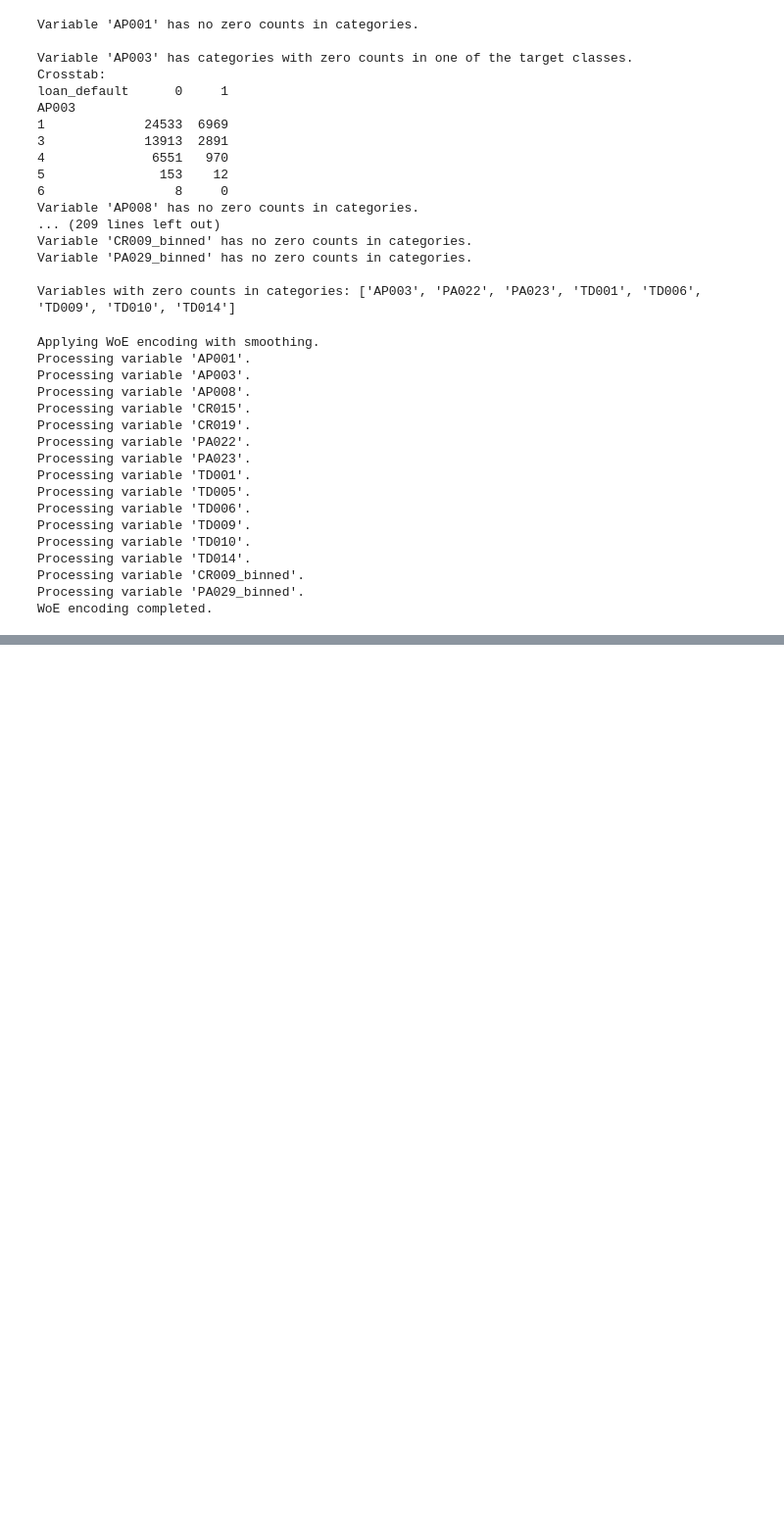
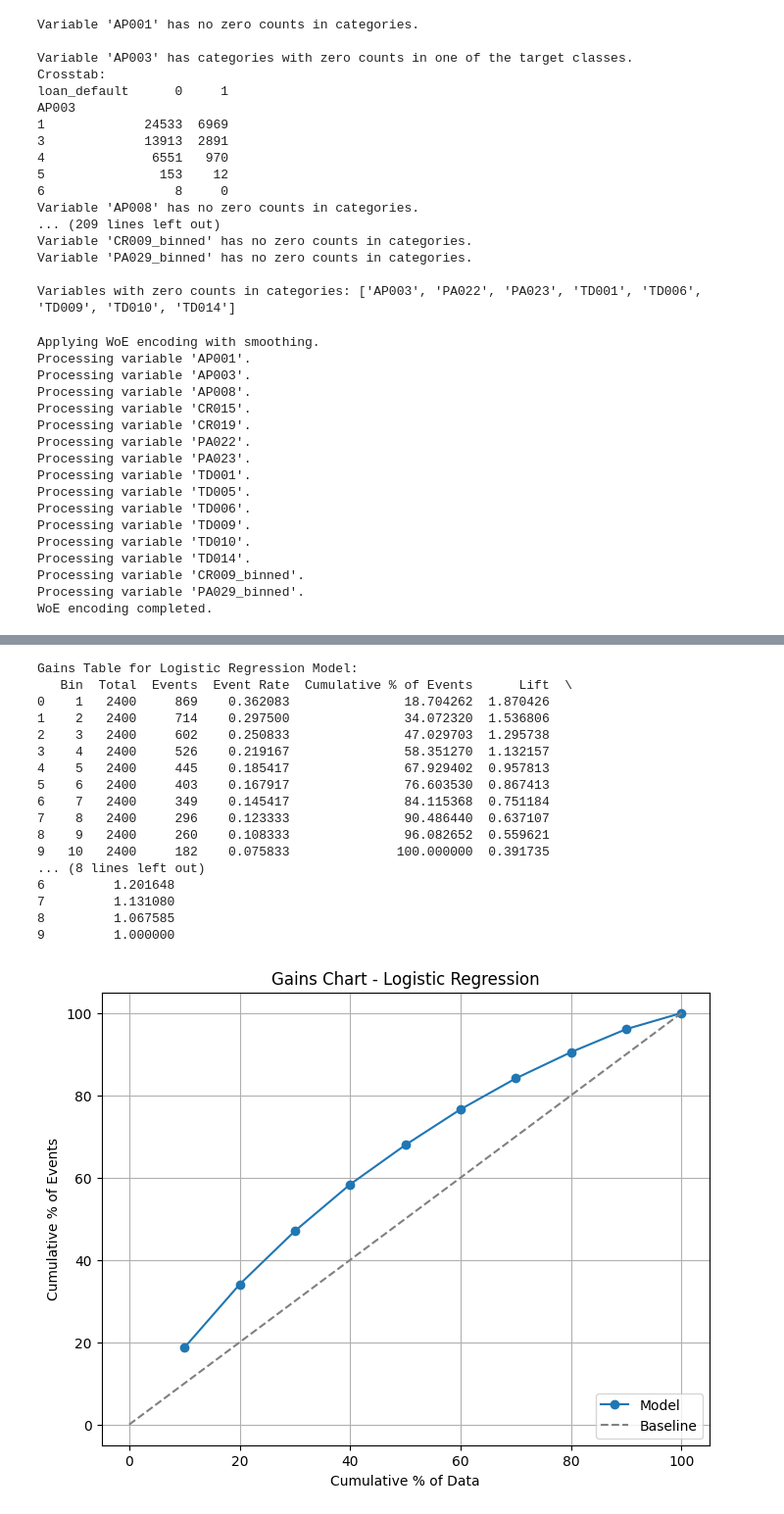
Before and after one commit to haorany999/HW3, a Jupyter notebook: 5420_hw3.ipynb, the cells around one changed output, grey strips where cells are left out. Shown: that part at 98% size. Saved outputs shown, nothing was run; the diff lists cells and outputs as text; code cells hidden in the pictures; blank space fills up the shorter version.

Commit message:
add gains table

```diff
--- a/5420_hw3.ipynb
+++ b/5420_hw3.ipynb
@@ -449,0 +570,56 @@ plt.show()
+# %%
+# Function to plot gains chart
+def plot_gains_chart(gains_table, model_name='Model'):
+    plt.figure(figsize=(8, 6))
+    plt.plot(gains_table['Cumulative % of Total'], gains_table['Cumulative % of Events'], marker='o')
+    plt.plot([0, 100], [0, 100], linestyle='--', color='gray')
+    plt.title(f'Gains Chart - {model_name}')
+    plt.xlabel('Cumulative % of Data')
+    plt.ylabel('Cumulative % of Events')
+    plt.legend(['Model', 'Baseline'], loc='lower right')
+    plt.grid(True)
+    plt.show()
+
+# Function to plot lift chart
+def plot_lift_chart(gains_table, model_name='Model'):
+    plt.figure(figsize=(8, 6))
+    plt.plot(gains_table['Cumulative % of Total'], gains_table['Cumulative Lift'], marker='o')
+    plt.plot([0, 100], [1, 1], linestyle='--', color='gray')
+    plt.title(f'Lift Chart - {model_name}')
+    plt.xlabel('Cumulative % of Data')
+    plt.ylabel('Cumulative Lift')
+    plt.legend(['Model', 'Baseline'], loc='upper right')
+    plt.grid(True)
+    plt.show()
+# %%
+# Compute the gains table using your logistic regression model's predictions
+gains_table = compute_gains_table(y_test, y_pred_proba, n_bins=10)
+
+# Display the gains table
+print("\nGains Table for Logistic Regression Model:")
+print(gains_table[['Bin', 'Total', 'Events', 'Event Rate', 'Cumulative % of Events', 'Lift', 'Cumulative Lift']])
+
+# Plot the gains chart
+plot_gains_chart(gains_table, model_name='Logistic Regression')
+
+# Plot the lift chart
+plot_lift_chart(gains_table, model_name='Logistic Regression')
+# %% [output]
+Gains Table for Logistic Regression Model:
+   Bin  Total  Events  Event Rate  Cumulative % of Events      Lift  \
+0    1   2400     869    0.362083               18.704262  1.870426
+1    2   2400     714    0.297500               34.072320  1.536806
+2    3   2400     602    0.250833               47.029703  1.295738
+3    4   2400     526    0.219167               58.351270  1.132157
+4    5   2400     445    0.185417               67.929402  0.957813
+5    6   2400     403    0.167917               76.603530  0.867413
+6    7   2400     349    0.145417               84.115368  0.751184
+7    8   2400     296    0.123333               90.486440  0.637107
+8    9   2400     260    0.108333               96.082652  0.559621
+9   10   2400     182    0.075833              100.000000  0.391735
+... (8 lines left out)
+6         1.201648
+7         1.131080
+8         1.067585
+9         1.000000
+[figure, added]
```
Also changed, not shown: parts of 9 cells of this notebook, 2 other files.
